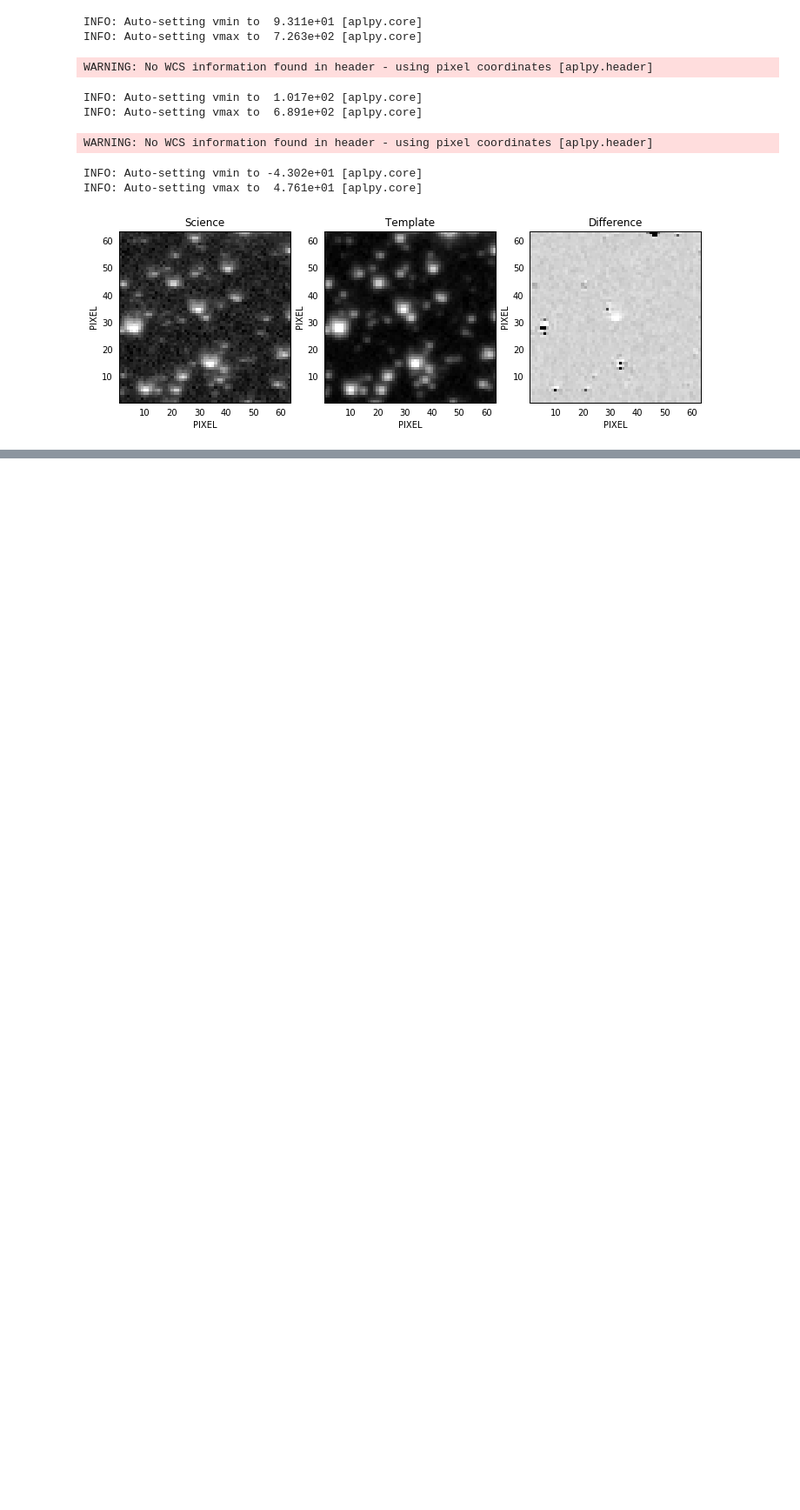
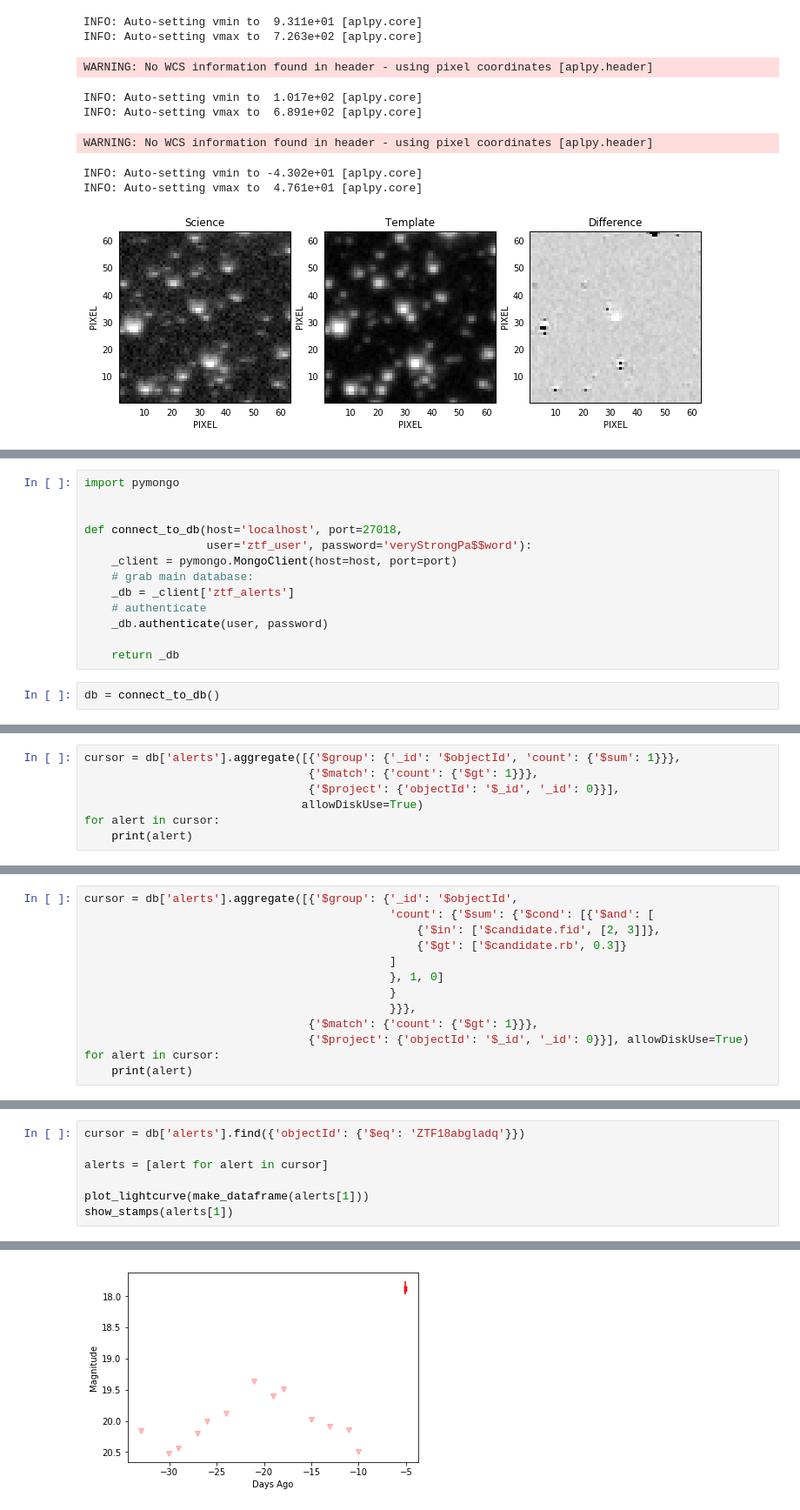
Before and after one commit to dmitryduev/ztf-alerts-demo, a Jupyter notebook: demo.ipynb, the cells around one changed output, grey strips where cells are left out. Shown: that part at 87% size. Drawn from its saved outputs; the diff is of its cells as text; blank space fills up the shorter version.

```diff
--- a/demo.ipynb
+++ b/demo.ipynb
@@ -235,0 +239,15 @@ INFO: Auto-setting vmax to  4.761e+01 [aplpy.core]
+# %%
+import pymongo
+
+
+def connect_to_db(host='localhost', port=27018,
+                  user='ztf_user', password='veryStrongPa$$word'):
+    _client = pymongo.MongoClient(host=host, port=port)
+    # grab main database:
+    _db = _client['ztf_alerts']
+    # authenticate
+    _db.authenticate(user, password)
+
+    return _db
+# %%
+db = connect_to_db()
@@ -235,0 +278,7 @@ INFO: Auto-setting vmax to  4.761e+01 [aplpy.core]
+# %%
+cursor = db['alerts'].aggregate([{'$group': {'_id': '$objectId', 'count': {'$sum': 1}}},
+                                 {'$match': {'count': {'$gt': 1}}},
+                                 {'$project': {'objectId': '$_id', '_id': 0}}],
+                                allowDiskUse=True)
+for alert in cursor:
+    print(alert)
@@ -235,0 +290,13 @@ INFO: Auto-setting vmax to  4.761e+01 [aplpy.core]
+# %%
+cursor = db['alerts'].aggregate([{'$group': {'_id': '$objectId',
+                                             'count': {'$sum': {'$cond': [{'$and': [
+                                                 {'$in': ['$candidate.fid', [2, 3]]},
+                                                 {'$gt': ['$candidate.rb', 0.3]}
+                                             ]
+                                             }, 1, 0]
+                                             }
+                                             }}},
+                                 {'$match': {'count': {'$gt': 1}}},
+                                 {'$project': {'objectId': '$_id', '_id': 0}}], allowDiskUse=True)
+for alert in cursor:
+    print(alert)
@@ -235,0 +307,8 @@ INFO: Auto-setting vmax to  4.761e+01 [aplpy.core]
+# %%
+cursor = db['alerts'].find({'objectId': {'$eq': 'ZTF18abgladq'}})
+
+alerts = [alert for alert in cursor]
+
+plot_lightcurve(make_dataframe(alerts[1]))
+show_stamps(alerts[1])
+# %% [output]
@@ -235,0 +324 @@ INFO: Auto-setting vmax to  4.761e+01 [aplpy.core]
+[figure, added]
```
Also changed, not shown: parts of 14 cells of this notebook.
